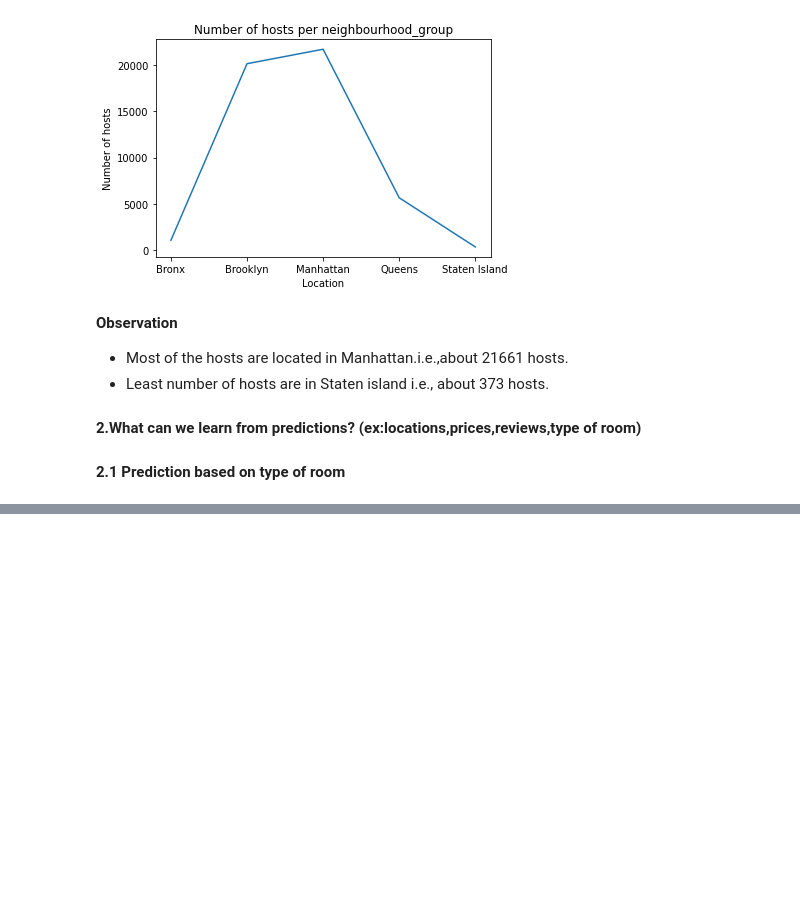
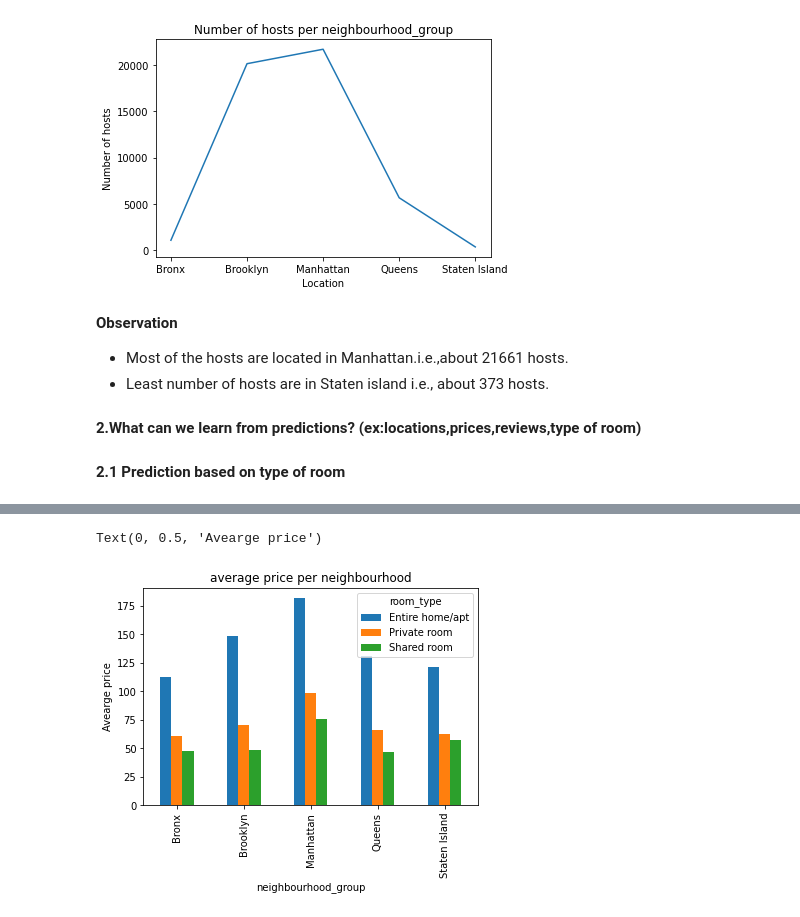
Before and after one commit to SachinYallapurkar/AirBnb-bookings-analysis, a Jupyter notebook: AirBnb_bookings_analysis.ipynb, the cells around one changed output, grey strips where cells are left out. Drawn from its saved outputs; the diff is of its cells as text; code cells hidden in the pictures; blank space fills up the shorter version.

```diff
--- a/AirBnb_bookings_analysis.ipynb
+++ b/AirBnb_bookings_analysis.ipynb
@@ -472,0 +518,4 @@ Text(0.5, 1.0, 'Number of hosts per neighbourhood_group')
+# %%
+#Unstacking the neighbourhood_group for visually aesthetic bar graph
+average_price=df_price.groupby(["neighbourhood_group","room_type"])["price"].mean().unstack()
+average_price
@@ -472,0 +530,8 @@ Text(0.5, 1.0, 'Number of hosts per neighbourhood_group')
+# %%
+#Visualizing average price for each type of room in all 5 neighbourhoods
+average_price.plot.bar()
+plt.title("average price per neighbourhood")
+plt.ylabel("Avearge price")
+# %% [output]
+Text(0, 0.5, 'Avearge price')
+[figure, added]
```
Also changed, not shown: parts of 20 cells of this notebook.
